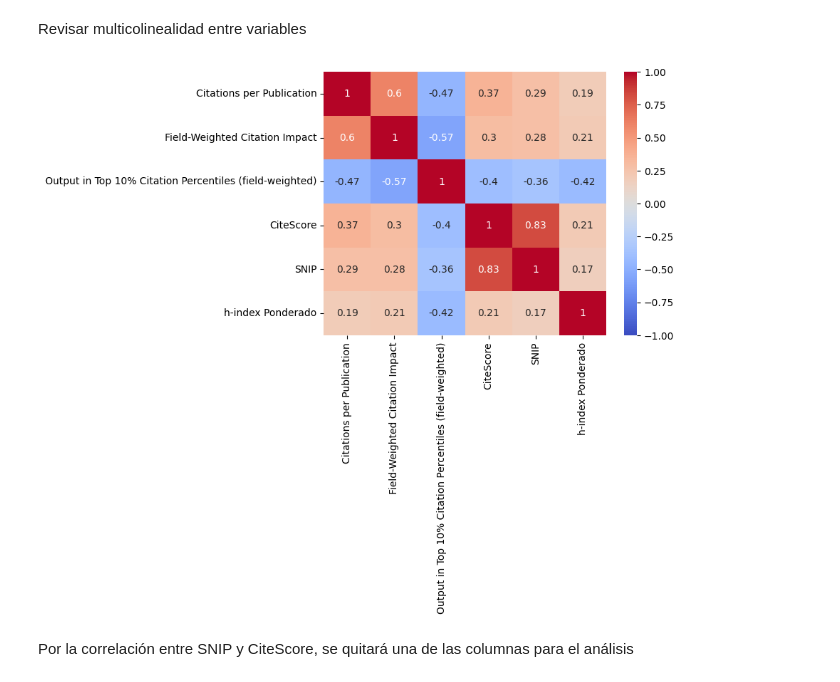
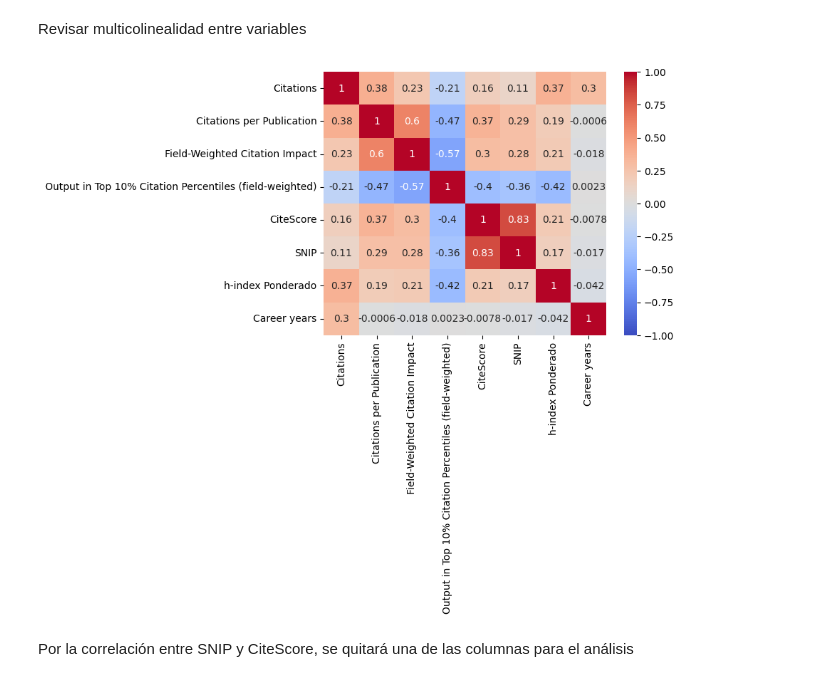
Before and after one commit to ElizabethAndriano/RisingStars, a Jupyter notebook: linearRegresion.ipynb, the cells around one changed output. Cells and saved outputs as stored; diff of their text form; code cells hidden in the pictures.

Commit message:
Create column 'career years'

```diff
--- a/linearRegresion.ipynb
+++ b/linearRegresion.ipynb
@@ -31,7 +31,10 @@ df.head()
 | 3 | 3 | 10039034400 | 2019 | 25 | 25.0 | ... |
 | 4 | 4 | 10039108900 | 2021 | 6 | 6.0 | ... |
 # %%
-df.drop(columns='Unnamed: 0',inplace=True)
+df['Career years'] = df['Most recent publication'] - df['Oldest publication (since 1996)'] + 1
+
+cols = ['Unnamed: 0','Most recent publication','Oldest publication (since 1996)']
+df.drop(columns=cols,inplace=True)
 df.set_index('Scopus author ID',inplace=True)
 df.head()
 # %% [output]
@@ -47,13 +50,13 @@ df.head()
 # %% [markdown]
 Revisar multicolinealidad entre variables
 # %%
-cols = ['Citations per Publication','Field-Weighted Citation Impact',
+cols = ['Citations','Citations per Publication','Field-Weighted Citation Impact',
         'Output in Top 10% Citation Percentiles (field-weighted)',
-        'CiteScore','SNIP','h-index Ponderado']
+        'CiteScore','SNIP','h-index Ponderado','Career years']
 sns.heatmap(df[cols].corr(),annot=True,vmin=-1,vmax=1,cmap='coolwarm')
 plt.show()
 # %% [output]
-[figure, old version]
+[figure, new version]
 # %% [markdown]
 Por la correlación entre SNIP y CiteScore, se quitará una de las columnas para el análisis
 # %%
```
Also changed, not shown: parts of 17 cells of this notebook.
